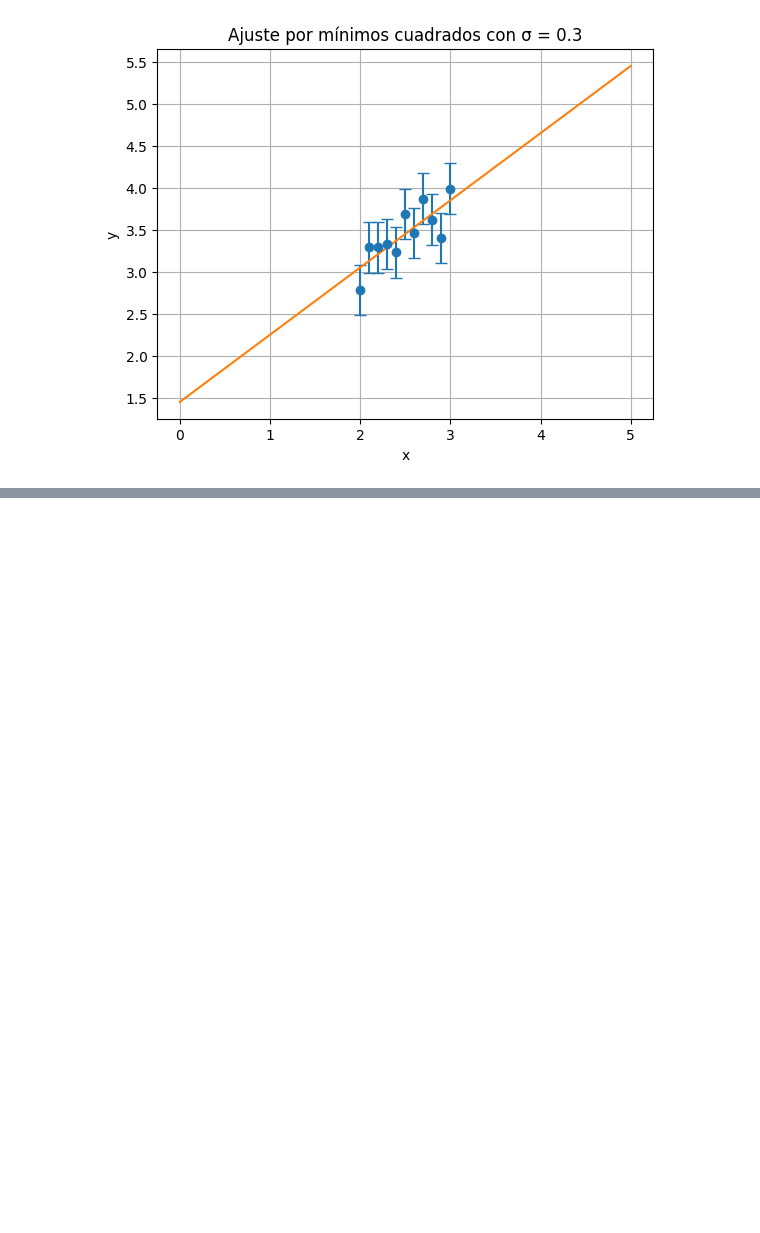
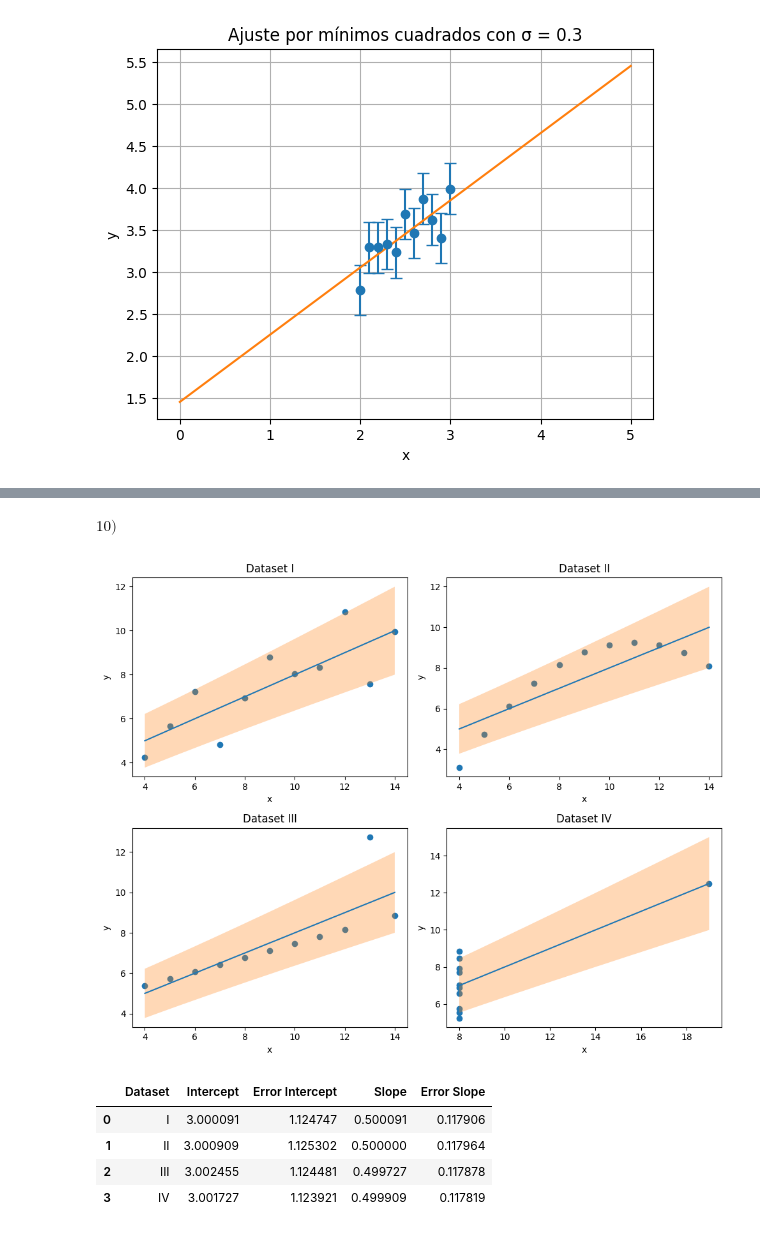
Before and after one commit to arirodriguez001/Teorica-1, a Jupyter notebook: OneDrive/Escritorio/python/MEFE/guia6.ipynb, the cells around one changed output, grey strips where cells are left out. Cells and saved outputs as stored; diff of their text form; code cells hidden in the pictures; blank space fills up the shorter version.

```diff
--- a/OneDrive/Escritorio/python/MEFE/guia6.ipynb
+++ b/OneDrive/Escritorio/python/MEFE/guia6.ipynb
@@ -46,0 +104,7 @@ plt.show()
+# %%
+x = np.array([2.00, 2.10, 2.20, 2.30, 2.40, 2.50, 2.60, 2.70, 2.80, 2.90, 3.00])
+a1_hat = 1.452
+a2_hat = 0.799
+sigma = 0.3
+N = len(x)
+xa = 0.5
@@ -46,0 +154,2 @@ plt.show()
+# %% [markdown]
+$10)$
@@ -46,0 +160,66 @@ plt.show()
+# %%
+data = {
+    'I':  {'x': [10,8,13,9,11,14,6,4,12,7,5],
+           'y': [8.04,6.95,7.58,8.81,8.33,9.96,7.24,4.26,10.84,4.82,5.68]},
+    'II': {'x': [10,8,13,9,11,14,6,4,12,7,5],
+           'y': [9.14,8.14,8.74,8.77,9.26,8.10,6.13,3.10,9.13,7.26,4.74]},
+    'III':{'x': [10,8,13,9,11,14,6,4,12,7,5],
+           'y': [7.46,6.77,12.74,7.11,7.81,8.84,6.08,5.39,8.15,6.42,5.73]},
+    'IV': {'x': [ 8,8,8,8,8,8,8,19,8,8,8],
+           'y': [6.58,5.76,7.71,8.84,8.47,7.04,5.25,12.50,5.56,7.91,6.89]},
+}
+# %%
+
+fig, axes = plt.subplots(2, 2, figsize=(10, 8))
+axes = axes.flatten()
+
+results = []
+
+for i, name in enumerate(['I','II','III','IV']):
+    ax = axes[i]
+    x = np.array(data[name]['x'])
+    y = np.array(data[name]['y'])
+
+    # Ajuste lineal con covarianza
+    p, cov = np.polyfit(x, y, 1, cov=True)
+    slope, intercept = p
+    var_slope, var_intercept = cov[0,0], cov[1,1]
+    err_slope, err_intercept = np.sqrt(var_slope), np.sqrt(var_intercept)
+
+    # Guardar resultados
+    results.append({
+        'Dataset': name,
+        'Intercept': intercept,
+        'Error Intercept': err_intercept,
+        'Slope': slope,
+        'Error Slope': err_slope
+    })
+
+    # Graficar puntos y recta de ajuste
+    ax.scatter(x, y)
+    x_line = np.linspace(min(x), max(x), 100)
+    y_line = intercept + slope * x_line
+    ax.plot(x_line, y_line)
+
+    # Banda de error de predicción (solo varianza de parámetros)
+    # para ilustrar se usa Var(a0)+x^2 Var(a1)
+    var_y = var_intercept + x_line**2 * var_slope
+    dy = np.sqrt(var_y)
+    ax.fill_between(x_line, y_line-dy, y_line+dy, alpha=0.3)
+
+    ax.set_title(f"Dataset {name}")
+    ax.set_xlabel("x")
+    ax.set_ylabel("y")
+
+plt.tight_layout()
+plt.show()
+
+# Mostrar tabla de resultados
+pd.DataFrame(results)
+# %% [output]
+[figure, added]
+|  | Dataset | Intercept | Error Intercept | Slope | Error Slope |
+| 0 | I | 3.000091 | 1.124747 | 0.500091 | 0.117906 |
+| 1 | II | 3.000909 | 1.125302 | 0.500000 | 0.117964 |
+| 2 | III | 3.002455 | 1.124481 | 0.499727 | 0.117878 |
+| 3 | IV | 3.001727 | 1.123921 | 0.499909 | 0.117819 |
```
Also changed, not shown: parts of 12 cells of this notebook.
